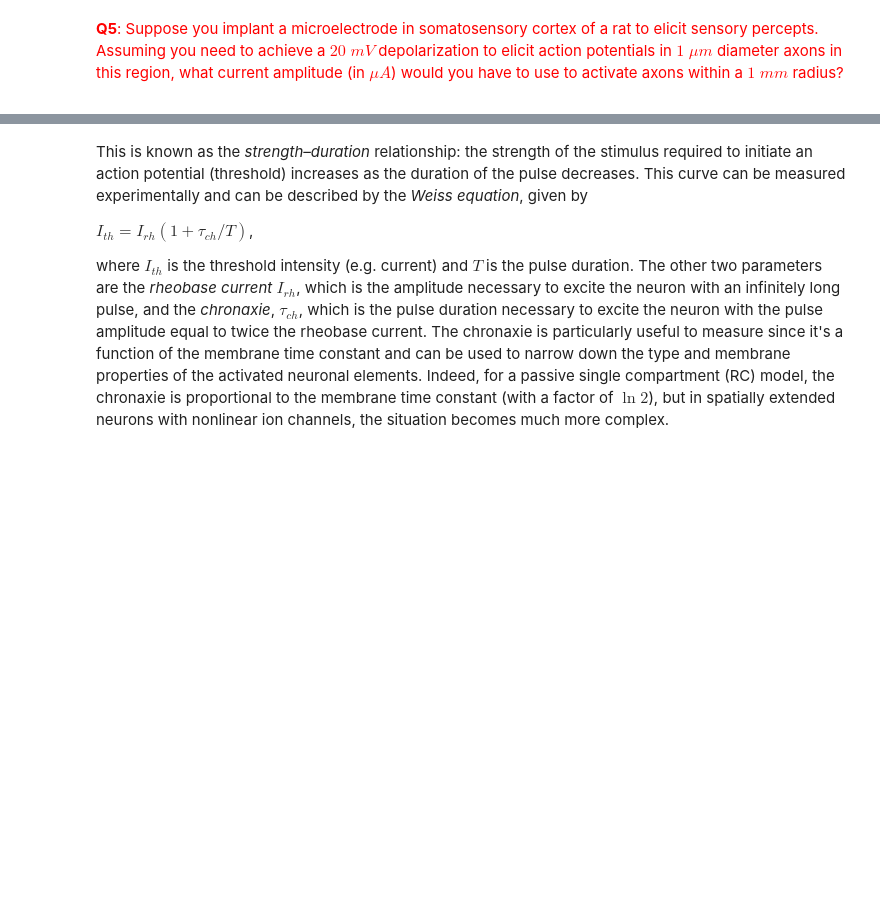
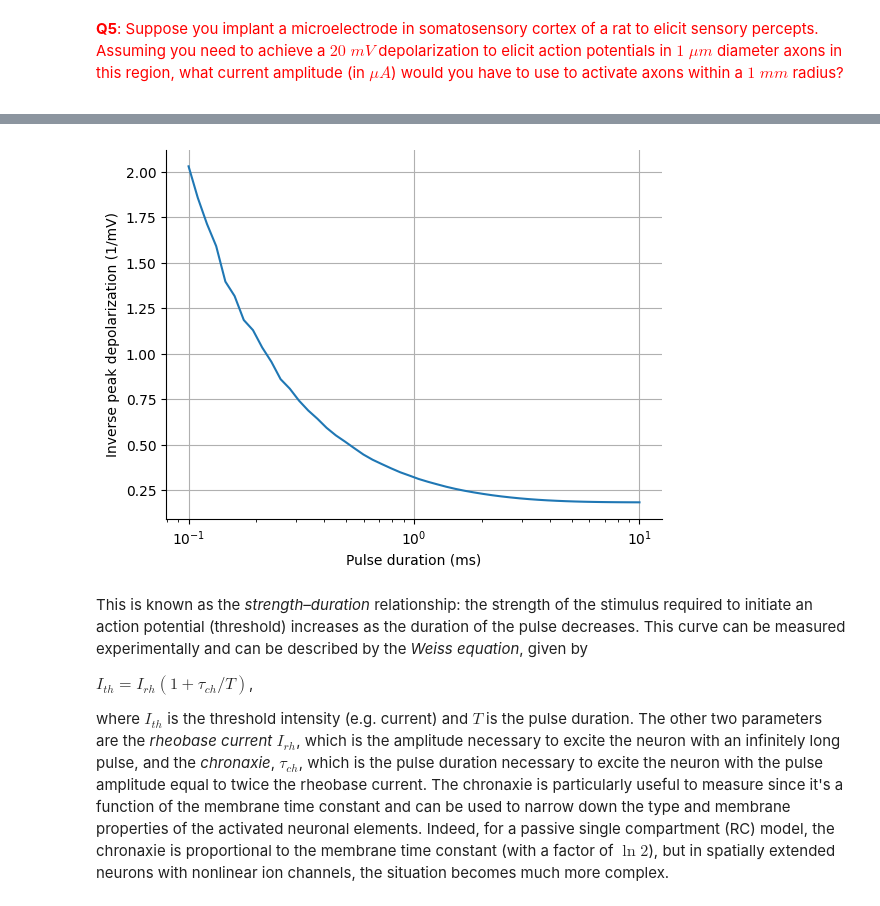
Before and after one commit to lw-miles24/12-CompModNervSys-ExtracellularStim, a Jupyter notebook: CompModNervSys_exercise12.ipynb, the cells around one changed output, grey strips where cells are left out. Saved outputs shown, nothing was run; the diff lists cells and outputs as text; code cells hidden in the pictures; blank space fills up the shorter version.

```diff
--- a/CompModNervSys_exercise12.ipynb
+++ b/CompModNervSys_exercise12.ipynb
@@ -461,19 +475,29 @@ ax.grid('on')
 # %%
 # Define stimulation parameters
 yelec = 500 # µm
-dur_vec = np.logspace(-1,2,20) # ms
+amp = -10 # µA
+dur_vec = np.logspace(-1,1) # ms
 x = 0.5
 x_index = get_closest_index(uaxon.x_vals,x)
 # Run simulations
-peakVm = []
+invPeakVm = []
 for dur in dur_vec:
     # Call run_extracellular_stim and input dur
-    Ve, tstim, stim = run_extracellular_stim()# your code goes here
+    Ve, tstim, stim = run_extracellular_stim(xelec,yelec,delay,dur,amp,uaxon)
     # Append peak Vm at middle node to peakVm
-    # Your code goes here
+    Ve_spec = uaxon.seg_vs[x_index]
+    invPeakVm.append(1/Ve_spec.max())
 
 # Plot
-# Your code goes here
+fig = plt.figure()
+ax = fig.add_subplot(111)
+ax.plot(dur_vec,invPeakVm)
+ax.set_xlabel('Pulse duration (ms)')
+ax.set_ylabel('Inverse peak depolarization (1/mV)')
+ax.set_xscale('log')
+ax.grid('on')
+# %% [output]
+[figure, added]
 # %% [markdown]
 This is known as the *strength–duration* relationship: the strength of the stimulus required to initiate an action potential (threshold) increases as the duration of the pulse decreases. This curve can be measured experimentally and can be described by the *Weiss equation*, given by
 
```
Also changed, not shown: parts of 13 cells of this notebook.
